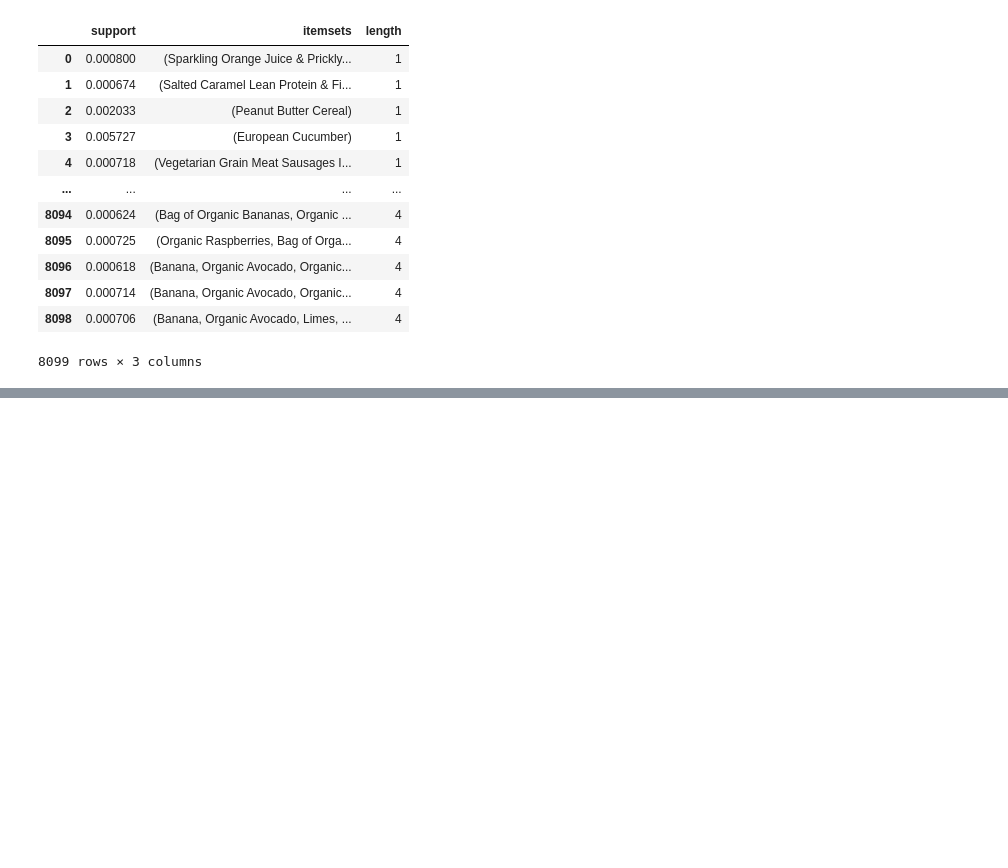
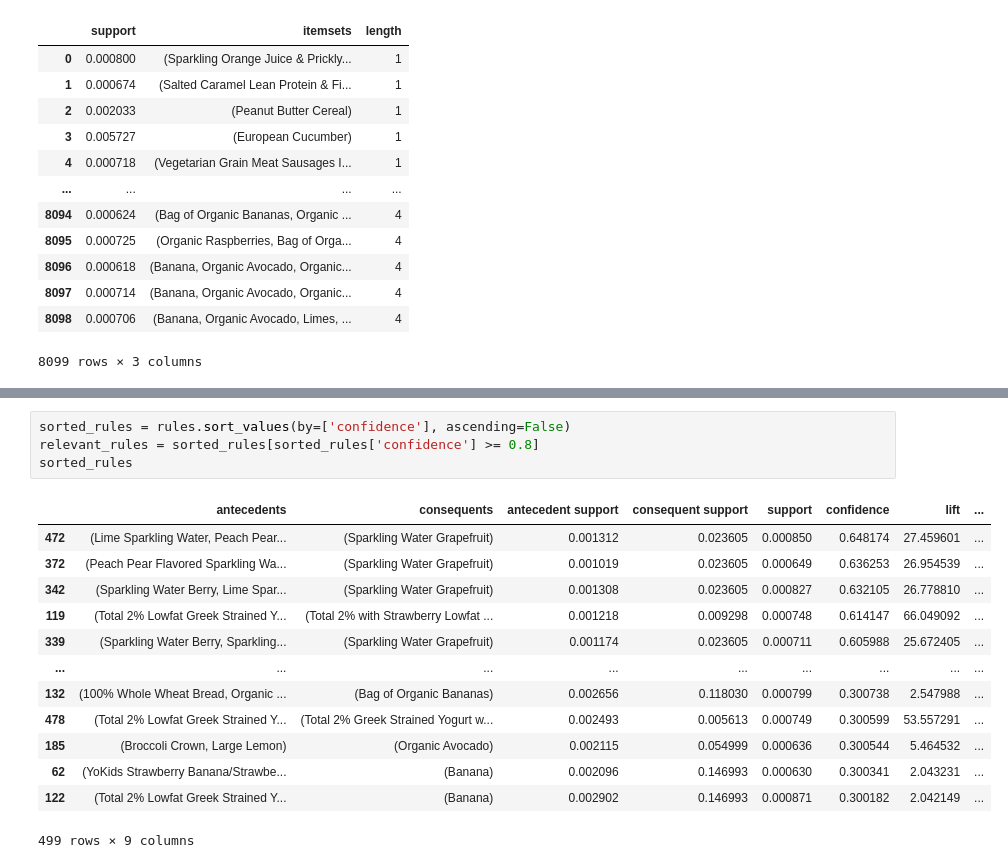
Before and after one commit to AntunesCSR/DM_Group_Project, a Jupyter notebook: HA2/data/sean-ha2.ipynb, the cells around one changed output, grey strips where cells are left out. Cells and saved outputs as stored; diff of their text form; blank space fills up the shorter version.

```diff
--- a/HA2/data/sean-ha2.ipynb
+++ b/HA2/data/sean-ha2.ipynb
@@ -191,0 +239,18 @@ fi
+# %%
+sorted_rules = rules.sort_values(by=['confidence'], ascending=False)
+relevant_rules = sorted_rules[sorted_rules['confidence'] >= 0.8]
+sorted_rules
+# %% [output]
+|  | antecedents | consequents | antecedent support | consequent support | support | confidence | lift | ... |
+| 472 | (Lime Sparkling Water, Peach Pear... | (Sparkling Water Grapefruit) | 0.001312 | 0.023605 | 0.000850 | 0.648174 | 27.459601 | ... |
+| 372 | (Peach Pear Flavored Sparkling Wa... | (Sparkling Water Grapefruit) | 0.001019 | 0.023605 | 0.000649 | 0.636253 | 26.954539 | ... |
+| 342 | (Sparkling Water Berry, Lime Spar... | (Sparkling Water Grapefruit) | 0.001308 | 0.023605 | 0.000827 | 0.632105 | 26.778810 | ... |
+| 119 | (Total 2% Lowfat Greek Strained Y... | (Total 2% with Strawberry Lowfat ... | 0.001218 | 0.009298 | 0.000748 | 0.614147 | 66.049092 | ... |
+| 339 | (Sparkling Water Berry, Sparkling... | (Sparkling Water Grapefruit) | 0.001174 | 0.023605 | 0.000711 | 0.605988 | 25.672405 | ... |
+| ... | ... | ... | ... | ... | ... | ... | ... | ... |
+| 132 | (100% Whole Wheat Bread, Organic ... | (Bag of Organic Bananas) | 0.002656 | 0.118030 | 0.000799 | 0.300738 | 2.547988 | ... |
+| 478 | (Total 2% Lowfat Greek Strained Y... | (Total 2% Greek Strained Yogurt w... | 0.002493 | 0.005613 | 0.000749 | 0.300599 | 53.557291 | ... |
+| 185 | (Broccoli Crown, Large Lemon) | (Organic Avocado) | 0.002115 | 0.054999 | 0.000636 | 0.300544 | 5.464532 | ... |
+| 62 | (YoKids Strawberry Banana/Strawbe... | (Banana) | 0.002096 | 0.146993 | 0.000630 | 0.300341 | 2.043231 | ... |
+| 122 | (Total 2% Lowfat Greek Strained Y... | (Banana) | 0.002902 | 0.146993 | 0.000871 | 0.300182 | 2.042149 | ... |
+499 rows × 9 columns
```
Also changed, not shown: parts of 4 cells of this notebook, 1 other file.
